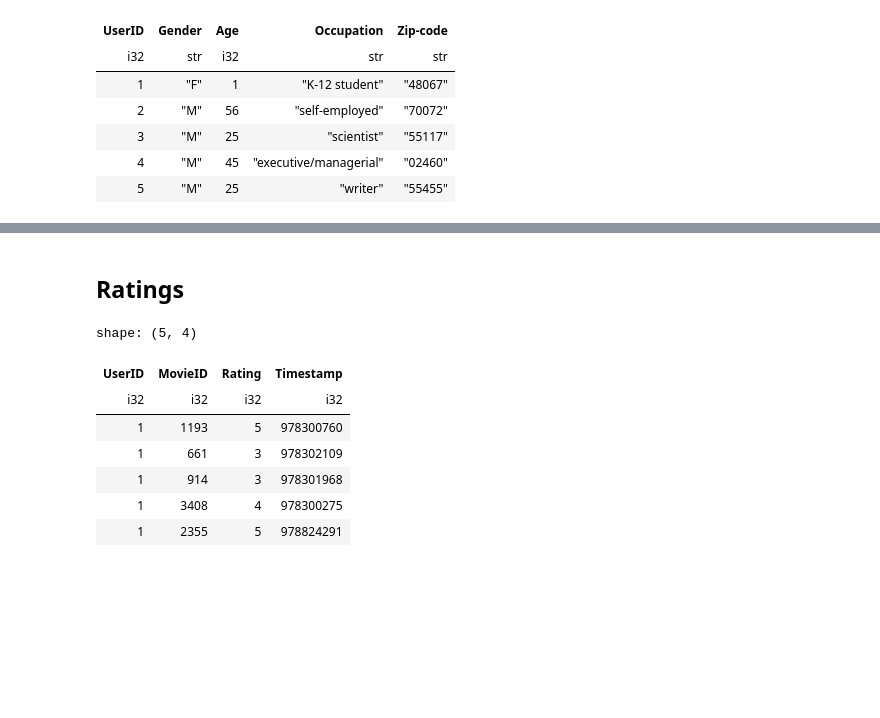
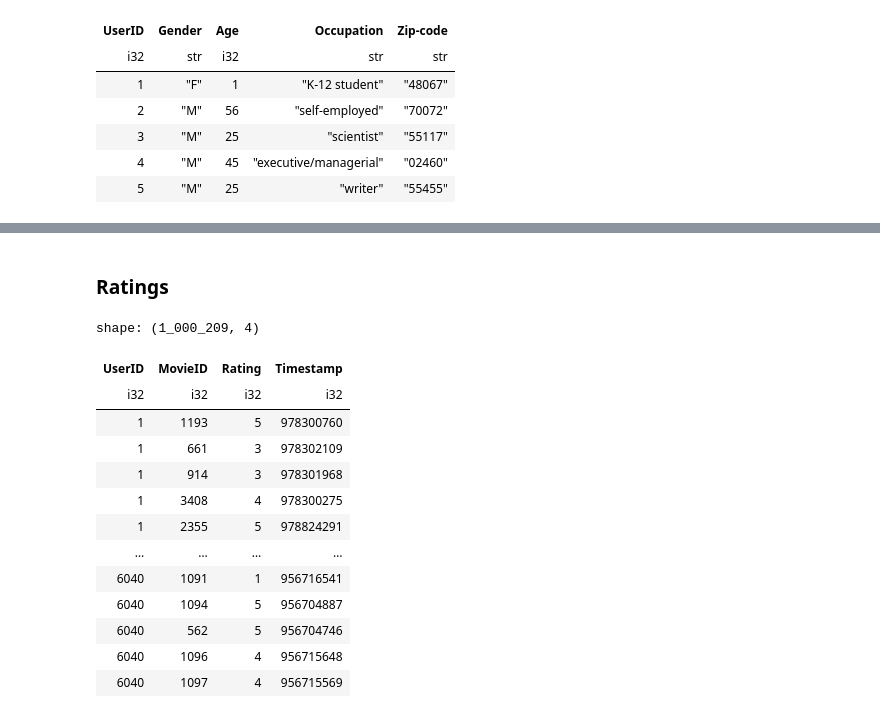
Before and after one commit to mark2002007/UCU_5K2S_Recommender_Systems_Project, a Jupyter notebook: experiments/template/main.ipynb, the cells around one changed output, grey strips where cells are left out. Drawn from its saved outputs; the diff is of its cells as text; code cells hidden in the pictures; blank space fills up the shorter version.

```diff
--- a/experiments/template/main.ipynb
+++ b/experiments/template/main.ipynb
@@ -110,24 +122,30 @@ shape: (3_883, 23)
 # %% [markdown]
-## Ratings
+### Ratings
 # %%
 # 1) Read lines and split them by "::"
 # 2) Select columns and cast them to the correct type
-ratings_df = pl.scan_csv(ROOT + RATINGS_PATH, has_header=False).select([
+ml_ratings_df = pl.scan_csv(ROOT + ML_RATINGS_PATH, has_header=False).select([
     pl.col("column_1").str.split("::")
 ]).select([
     pl.col("column_1").list.get(0).alias("UserID").cast(pl.Int32),
     pl.col("column_1").list.get(1).alias("MovieID").cast(pl.Int32),
     pl.col("column_1").list.get(2).alias("Rating").cast(pl.Int32),
     pl.col("column_1").list.get(3).alias("Timestamp").cast(pl.Int32)
 ])
 
-ratings_df.head().collect()
+ml_ratings_df.collect()
 # %% [output]
-shape: (5, 4)
+shape: (1_000_209, 4)
 | UserID | MovieID | Rating | Timestamp |
 | i32 | i32 | i32 | i32 |
 | 1 | 1193 | 5 | 978300760 |
 | 1 | 661 | 3 | 978302109 |
 | 1 | 914 | 3 | 978301968 |
 | 1 | 3408 | 4 | 978300275 |
 | 1 | 2355 | 5 | 978824291 |
+| … | … | … | … |
+| 6040 | 1091 | 1 | 956716541 |
+| 6040 | 1094 | 5 | 956704887 |
+| 6040 | 562 | 5 | 956704746 |
+| 6040 | 1096 | 4 | 956715648 |
+| 6040 | 1097 | 4 | 956715569 |
```
Also changed, not shown: parts of 19 cells of this notebook.
